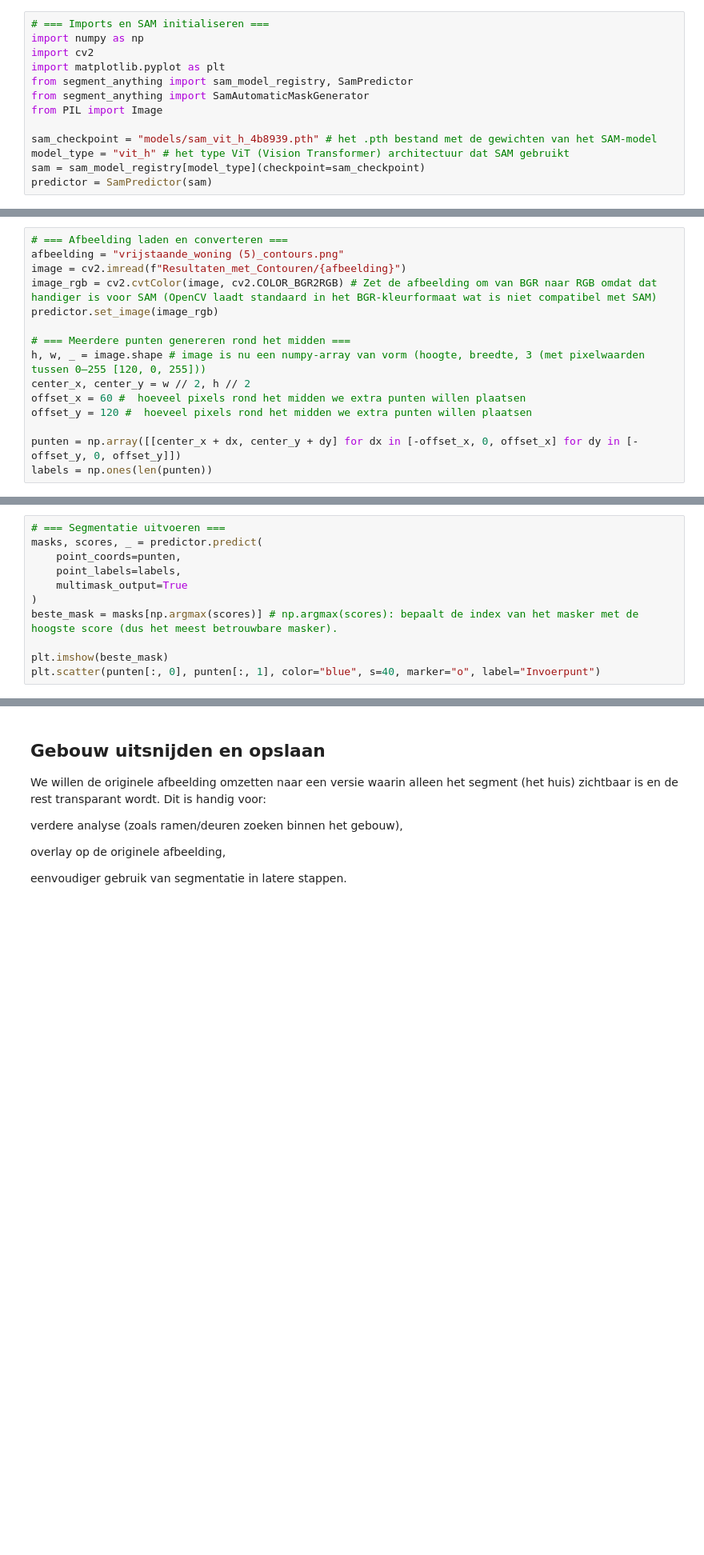
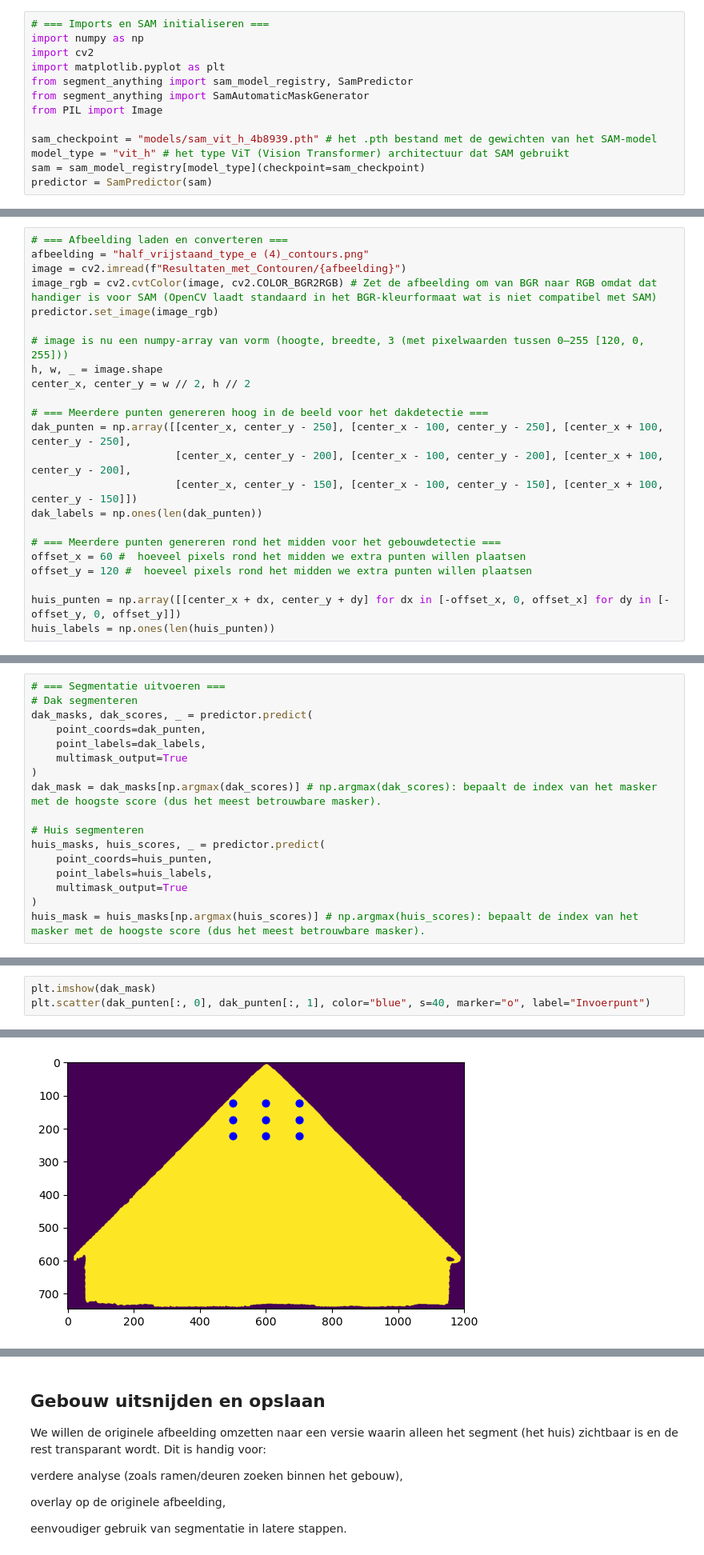
Before and after one commit to Johandada/Nest-Project, a Jupyter notebook: sam.ipynb, the cells around one changed output, grey strips where cells are left out. Shown at 80% size. Cells and saved outputs as stored; diff of their text form; blank space fills up the shorter version.

```diff
--- a/sam.ipynb
+++ b/sam.ipynb
@@ -26,17 +31,25 @@ In dit blok wordt de afbeelding geladen, omgezet naar het juiste kleurformaat (R
 # %%
 # === Afbeelding laden en converteren ===
-afbeelding = "vrijstaande_woning (5)_contours.png"
+afbeelding = "half_vrijstaand_type_e (4)_contours.png"
 image = cv2.imread(f"Resultaten_met_Contouren/{afbeelding}")
 image_rgb = cv2.cvtColor(image, cv2.COLOR_BGR2RGB) # Zet de afbeelding om van BGR naar RGB omdat dat handiger is voor SAM (OpenCV laadt standaard in het BGR-kleurformaat wat is niet compatibel met SAM)
 predictor.set_image(image_rgb)
 
-# === Meerdere punten genereren rond het midden ===
-h, w, _ = image.shape # image is nu een numpy-array van vorm (hoogte, breedte, 3 (met pixelwaarden tussen 0–255 [120, 0, 255]))
+# image is nu een numpy-array van vorm (hoogte, breedte, 3 (met pixelwaarden tussen 0–255 [120, 0, 255]))
+h, w, _ = image.shape
 center_x, center_y = w // 2, h // 2
+
+# === Meerdere punten genereren hoog in de beeld voor het dakdetectie ===
+dak_punten = np.array([[center_x, center_y - 250], [center_x - 100, center_y - 250], [center_x + 100, center_y - 250],
+                       [center_x, center_y - 200], [center_x - 100, center_y - 200], [center_x + 100, center_y - 200],
+                       [center_x, center_y - 150], [center_x - 100, center_y - 150], [center_x + 100, center_y - 150]])
+dak_labels = np.ones(len(dak_punten))
+
+# === Meerdere punten genereren rond het midden voor het gebouwdetectie ===
 offset_x = 60 #  hoeveel pixels rond het midden we extra punten willen plaatsen
 offset_y = 120 #  hoeveel pixels rond het midden we extra punten willen plaatsen
 
-punten = np.array([[center_x + dx, center_y + dy] for dx in [-offset_x, 0, offset_x] for dy in [-offset_y, 0, offset_y]])
-labels = np.ones(len(punten))
+huis_punten = np.array([[center_x + dx, center_y + dy] for dx in [-offset_x, 0, offset_x] for dy in [-offset_y, 0, offset_y]])
+huis_labels = np.ones(len(huis_punten))
 # %% [markdown]
 ## Segmentatie uitvoeren en beste masker selecteren
@@ -55,12 +68,18 @@ De score wordt waarschijnlijk bepaald door een paar factoren zoals
 **Consistentie met features uit de encoder**    Komt het masker overeen met interne kenmerken (textures, randen, vormen)?
 # %%
 # === Segmentatie uitvoeren ===
-masks, scores, _ = predictor.predict(
-    point_coords=punten,
-    point_labels=labels,
+# Dak segmenteren
+dak_masks, dak_scores, _ = predictor.predict(
+    point_coords=dak_punten,
+    point_labels=dak_labels,
     multimask_output=True
 )
-beste_mask = masks[np.argmax(scores)] # np.argmax(scores): bepaalt de index van het masker met de hoogste score (dus het meest betrouwbare masker).
+dak_mask = dak_masks[np.argmax(dak_scores)] # np.argmax(dak_scores): bepaalt de index van het masker met de hoogste score (dus het meest betrouwbare masker).
 
-plt.imshow(beste_mask)
-plt.scatter(punten[:, 0], punten[:, 1], color="blue", s=40, marker="o", label="Invoerpunt")
+# Huis segmenteren
+huis_masks, huis_scores, _ = predictor.predict(
+    point_coords=huis_punten,
+    point_labels=huis_labels,
+    multimask_output=True
+)
+huis_mask = huis_masks[np.argmax(huis_scores)] # np.argmax(huis_scores): bepaalt de index van het masker met de hoogste score (dus het meest betrouwbare masker).
@@ -69,0 +90,4 @@ plt.scatter(punten[:, 0], punten[:, 1], color="blue", s=40, marker="o", label="I
+# %%
+plt.imshow(dak_mask)
+plt.scatter(dak_punten[:, 0], dak_punten[:, 1], color="blue", s=40, marker="o", label="Invoerpunt")
+# %% [output]
@@ -69,0 +95 @@ plt.scatter(punten[:, 0], punten[:, 1], color="blue", s=40, marker="o", label="I
+[figure, added]
```
Also changed, not shown: parts of 24 cells of this notebook, 1 other file.
